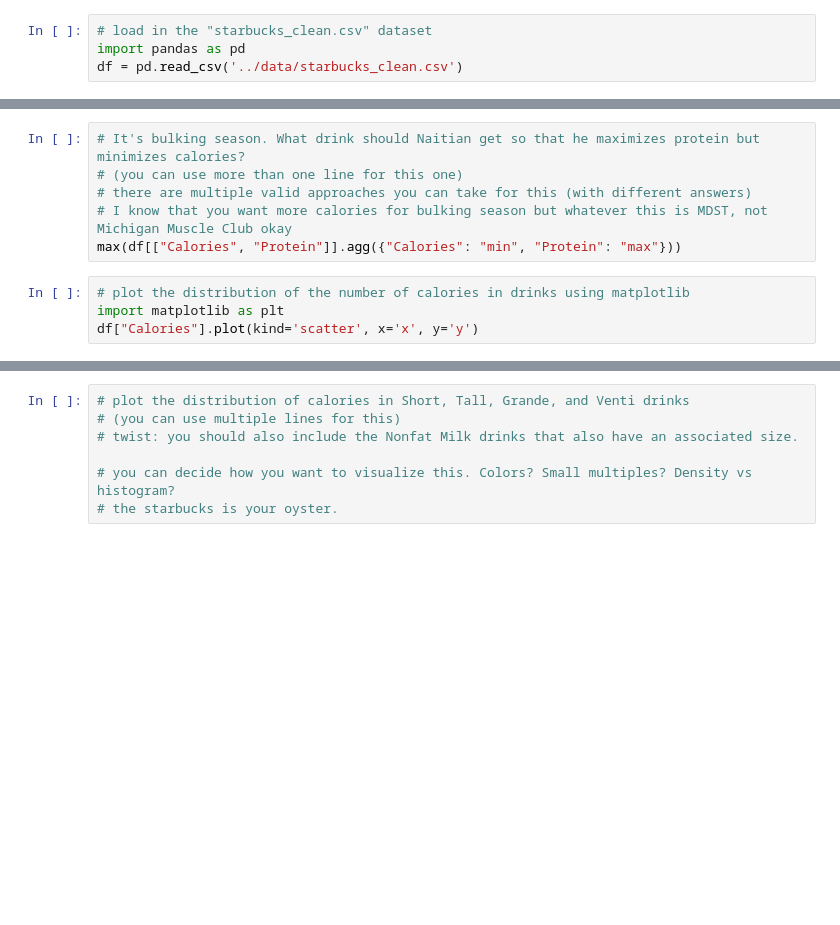
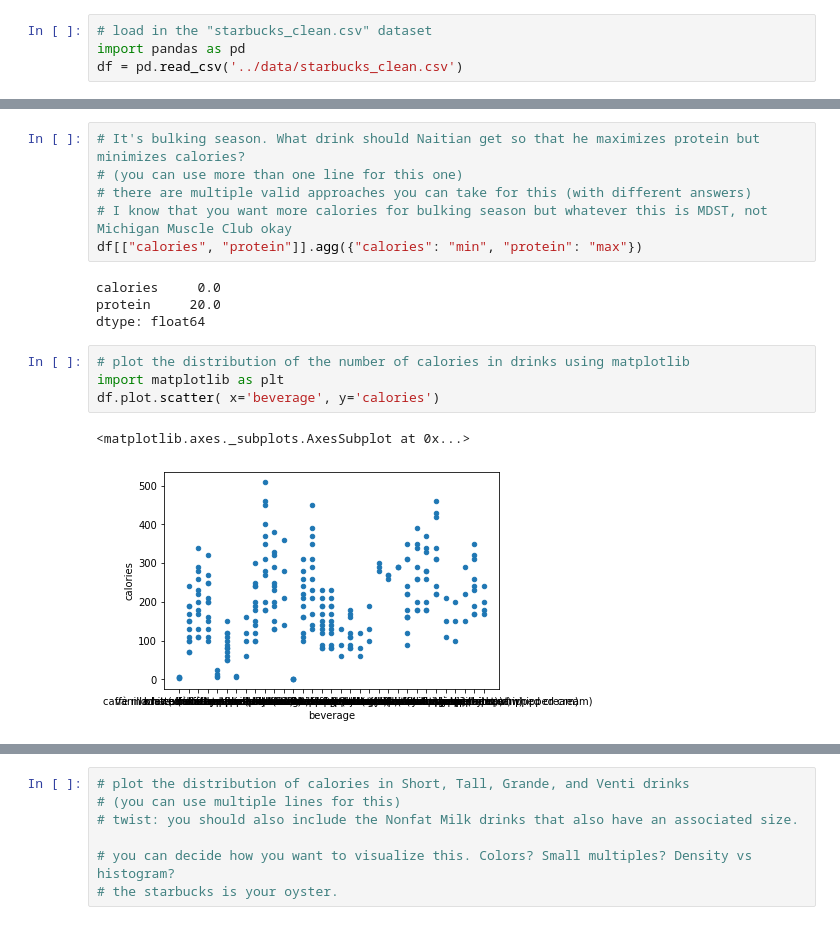
Before and after one commit to JosephWentzel/MDST-Tutorial, a Jupyter notebook: checkpoint2/checkpoint2a.ipynb, the cells around one changed output, grey strips where cells are left out. Saved outputs shown, nothing was run; the diff lists cells and outputs as text; blank space fills up the shorter version.

```diff
--- a/checkpoint2/checkpoint2a.ipynb
+++ b/checkpoint2/checkpoint2a.ipynb
@@ -95,11 +145,18 @@ df.groupby(["Beverage_category"])(["Calcium"]).mean()
 # (you can use more than one line for this one)
 # there are multiple valid approaches you can take for this (with different answers)
 # I know that you want more calories for bulking season but whatever this is MDST, not Michigan Muscle Club okay
-max(df[["Calories", "Protein"]].agg({"Calories": "min", "Protein": "max"}))
+df[["calories", "protein"]].agg({"calories": "min", "protein": "max"})
+# %% [output]
+calories     0.0
+protein     20.0
+dtype: float64
 # %%
 # plot the distribution of the number of calories in drinks using matplotlib
 import matplotlib as plt
-df["Calories"].plot(kind='scatter', x='x', y='y')
+df.plot.scatter( x='beverage', y='calories')
+# %% [output]
+<matplotlib.axes._subplots.AxesSubplot at 0x...>
+[figure, added]
 # %%
 # plot the same distribution using seaborn. what about a density plot instead?
 import seaborn
```
Also changed, not shown: parts of 7 cells of this notebook.
